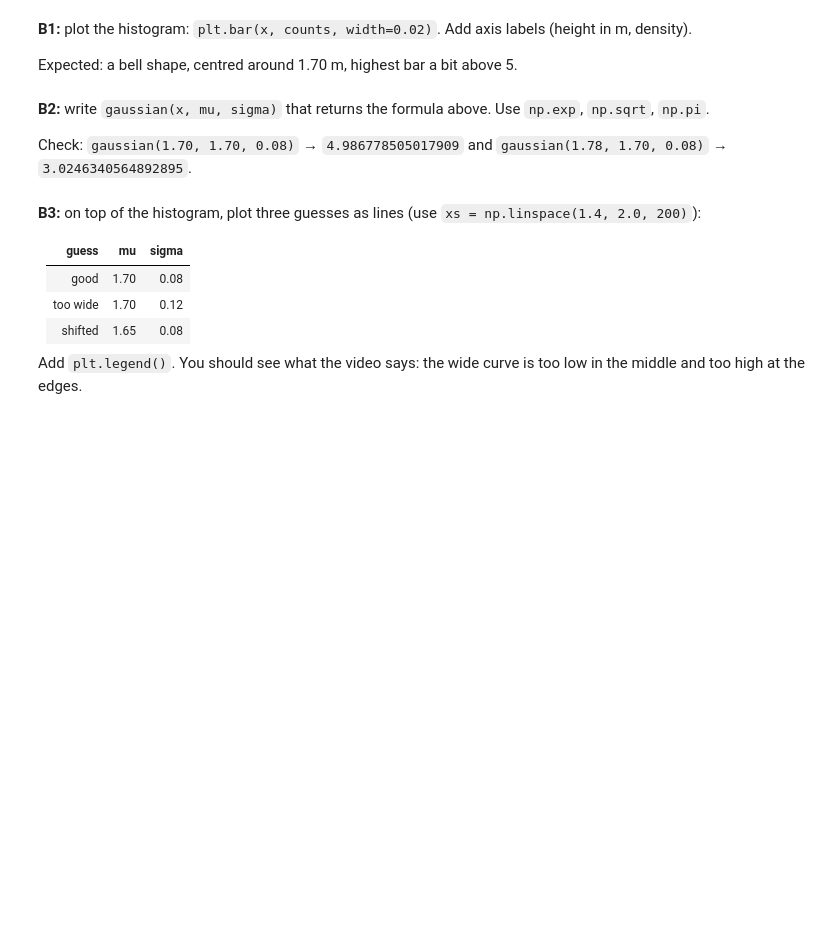
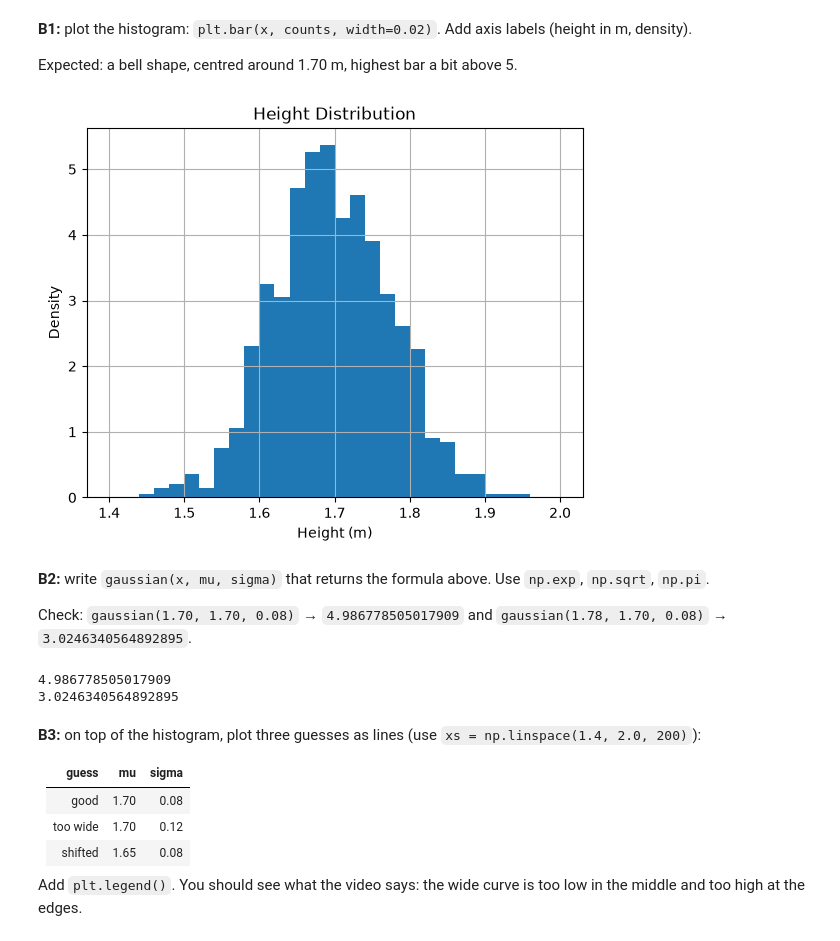
Before and after one commit to MinhHieu15/Linear-Algebra-from-scratch, a Jupyter notebook: notebooks/day04_parameter_space.ipynb, the cells around one changed output. Cells and saved outputs as stored; diff of their text form; code cells hidden in the pictures; blank space fills up the shorter version.

Commit message:
wip: day 04 parts A-B (apples & bananas, gaussian fit)

```diff
--- a/notebooks/day04_parameter_space.ipynb
+++ b/notebooks/day04_parameter_space.ipynb
@@ -69,6 +100,16 @@ print(x.shape, counts.shape)
 **B1:** plot the histogram: `plt.bar(x, counts, width=0.02)`. Add axis labels (height in m, density).
 
 Expected: a bell shape, centred around 1.70 m, highest bar a bit above 5.
+# %%
+plt.bar(x, counts, width = 0.02)
+
+plt.xlabel("Height (m)")
+plt.ylabel("Density")
+plt.title("Height Distribution")
+plt.grid()
+plt.show()
+# %% [output]
+[figure, added]
 # %% [markdown]
 **B2:** write `gaussian(x, mu, sigma)` that returns the formula above. Use `np.exp`, `np.sqrt`, `np.pi`.
 
@@ -79,3 +117,15 @@ def gaussian(x, mu, sigma):
+# %%
+def gaussian(x, mu, sigma):
+    gauss = (1 / (sigma * np.sqrt(2 * np.pi))) * np.exp(
+        -((x - mu) ** 2) / (2 * sigma**2)
+    )
+    return gauss
+
+print(gaussian(1.70, 1.70, 0.08))
+print(gaussian(1.78, 1.70, 0.08))
+# %% [output]
+4.986778505017909
+3.0246340564892895
 # %% [markdown]
 **B3:** on top of the histogram, plot three guesses as lines (use `xs = np.linspace(1.4, 2.0, 200)`):
 
```
Also changed, not shown: parts of 7 cells of this notebook, 2 other files.
